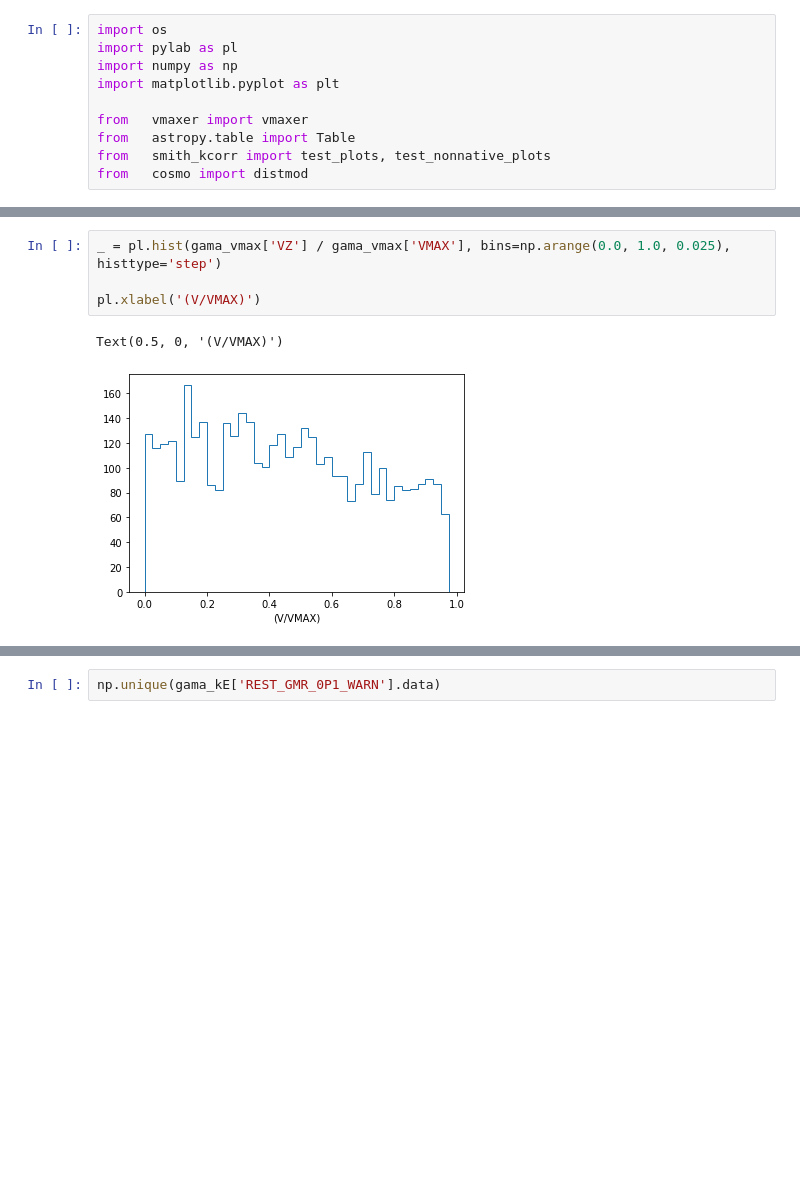
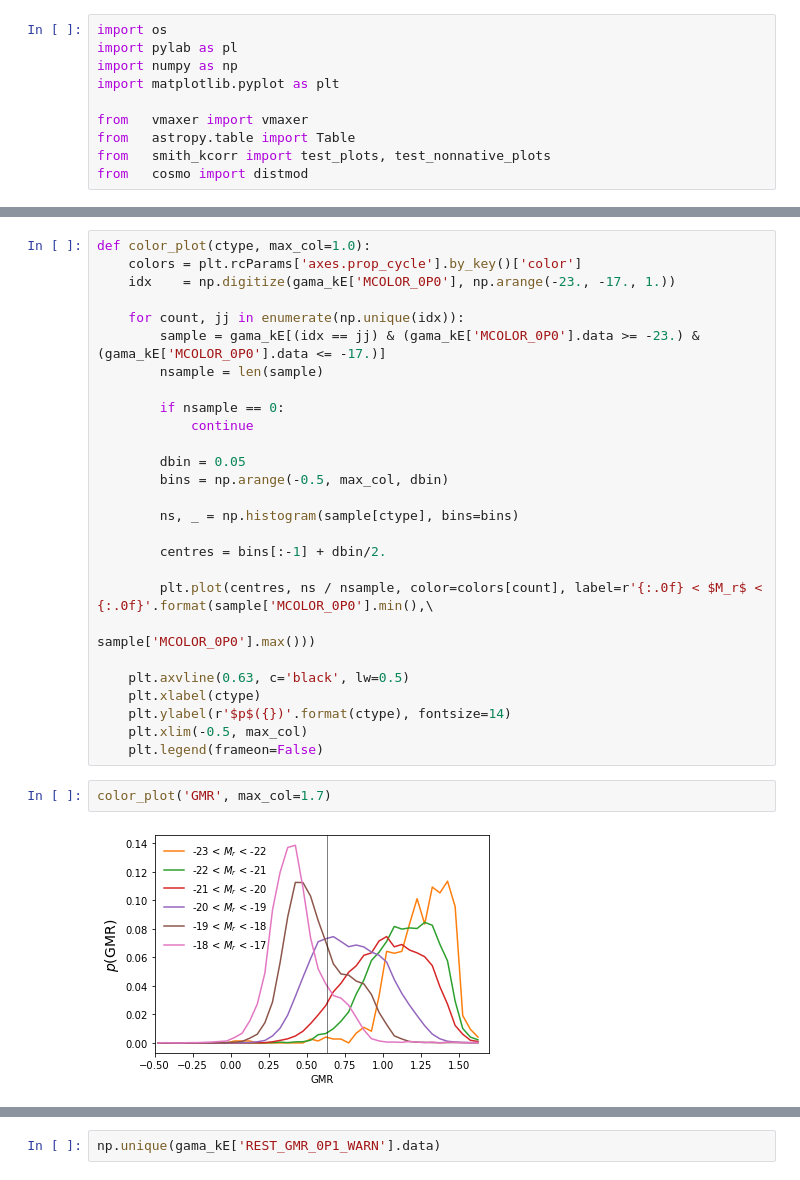
Before and after one commit to SgmAstro/DESI, a Jupyter notebook: kE_catQA.ipynb, the cells around one changed output, grey strips where cells are left out. Cells and saved outputs as stored; diff of their text form; blank space fills up the shorter version.

```diff
--- a/kE_catQA.ipynb
+++ b/kE_catQA.ipynb
@@ -146,7 +38,31 @@ Text(0, 0.5, 'ZMAX')
-# %%
-_ = pl.hist(gama_vmax['VZ'] / gama_vmax['VMAX'], bins=np.arange(0.0, 1.0, 0.025), histtype='step')
-
-pl.xlabel('(V/VMAX)')
-# %% [output]
-Text(0.5, 0, '(V/VMAX)')
-[figure, removed]
+# %%
+def color_plot(ctype, max_col=1.0):
+    colors = plt.rcParams['axes.prop_cycle'].by_key()['color']
+    idx    = np.digitize(gama_kE['MCOLOR_0P0'], np.arange(-23., -17., 1.))
+
+    for count, jj in enumerate(np.unique(idx)):
+        sample = gama_kE[(idx == jj) & (gama_kE['MCOLOR_0P0'].data >= -23.) & (gama_kE['MCOLOR_0P0'].data <= -17.)]
+        nsample = len(sample)
+
+        if nsample == 0:
+            continue
+
+        dbin = 0.05
+        bins = np.arange(-0.5, max_col, dbin)
+
+        ns, _ = np.histogram(sample[ctype], bins=bins)
+
+        centres = bins[:-1] + dbin/2.
+
+        plt.plot(centres, ns / nsample, color=colors[count], label=r'{:.0f} < $M_r$ < {:.0f}'.format(sample['MCOLOR_0P0'].min(),\
+                                                                                                     sample['MCOLOR_0P0'].max()))
+
+    plt.axvline(0.63, c='black', lw=0.5)
+    plt.xlabel(ctype)
+    plt.ylabel(r'$p$({})'.format(ctype), fontsize=14)
+    plt.xlim(-0.5, max_col)
+    plt.legend(frameon=False)
+# %%
+color_plot('GMR', max_col=1.7)
+# %% [output]
+[figure, added]
```
Also changed, not shown: parts of 28 cells of this notebook, 7 other files.
